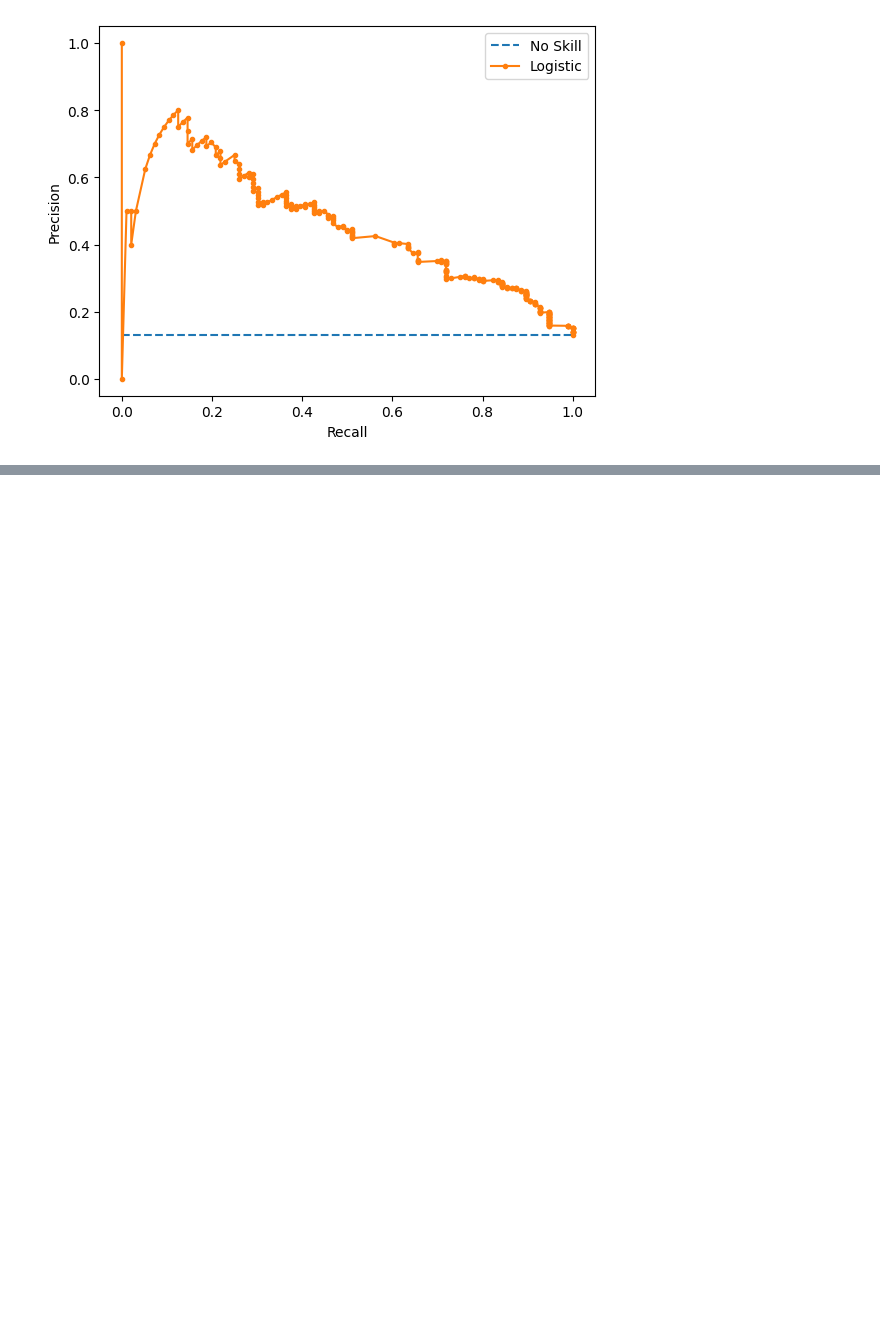
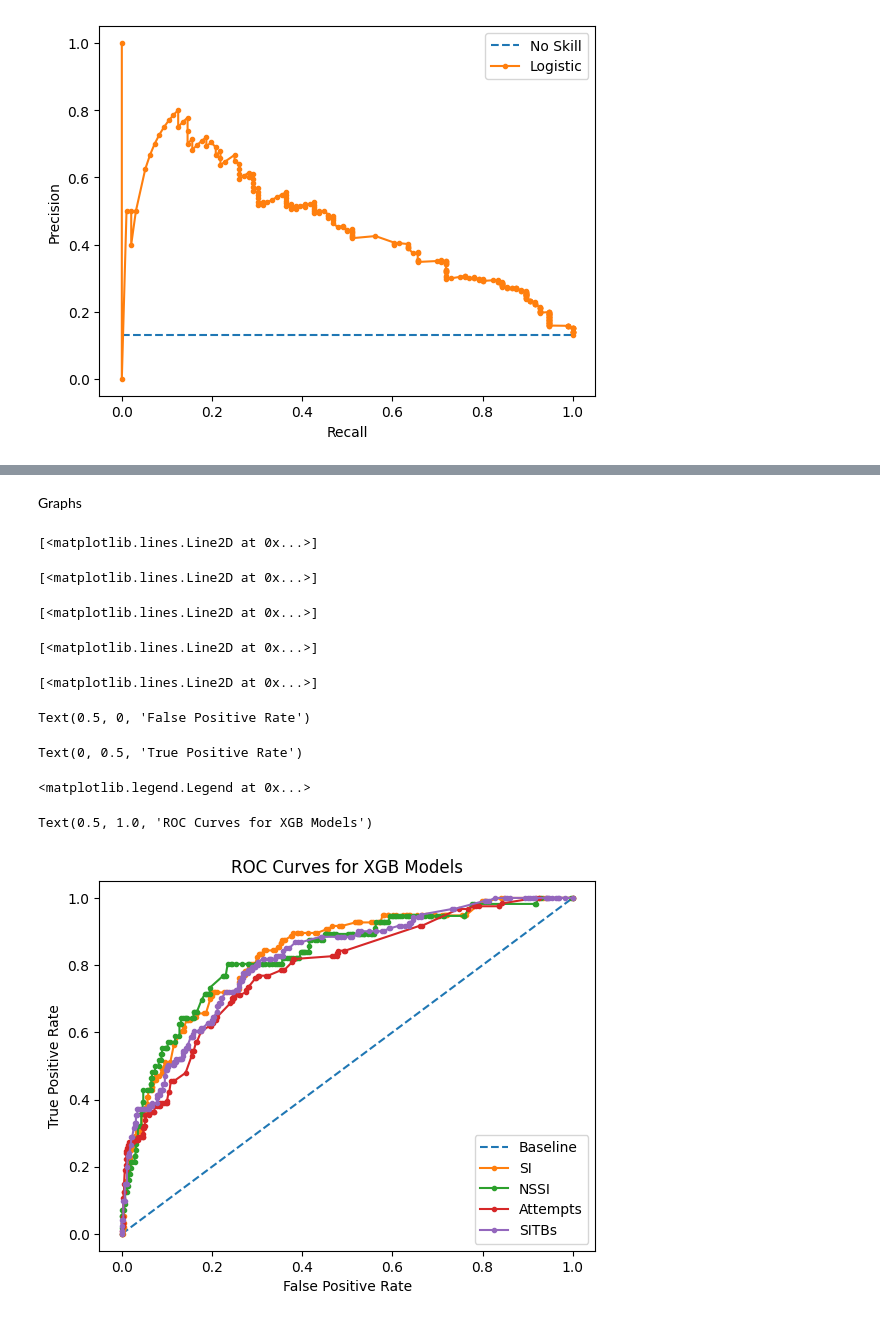
Before and after one commit to kk262626/predicting_suicidality, a Jupyter notebook: XGB_Models.ipynb, the cells around one changed output, grey strips where cells are left out. Drawn from its saved outputs; the diff is of its cells as text; code cells hidden in the pictures; blank space fills up the shorter version.

```diff
--- a/XGB_Models.ipynb
+++ b/XGB_Models.ipynb
@@ -192,0 +464,36 @@ graphs(y_hold_si, si_testprob)
+# %% [markdown]
+Graphs
+# %%
+y_hold_si=pd.read_csv(r'C:\Users\z5291979\OneDrive - UNSW\Documents\lsac-data\processed_data\y_hold_si.csv')
+y_hold_nssi=pd.read_csv(r'C:\Users\z5291979\OneDrive - UNSW\Documents\lsac-data\processed_data\y_hold_nssi.csv')
+y_hold_att=pd.read_csv(r'C:\Users\z5291979\OneDrive - UNSW\Documents\lsac-data\processed_data\y_hold_att.csv')
+y_hold_sitbs=pd.read_csv(r'C:\Users\z5291979\OneDrive - UNSW\Documents\lsac-data\processed_data\y_hold_sitbs.csv')
+# %%
+#ROC curve
+fpr1, tpr1, thresholds1=roc_curve(y_hold_si, si_testprob)
+fpr2, tpr2, thresholds2=roc_curve(y_hold_nssi, nssi_testprob)
+fpr3, tpr3, thresholds3=roc_curve(y_hold, att_testprob)
+fpr4, tpr4, thresholds4=roc_curve(y_hold, sitbs_testprob)
+# plot the roc curve for the model
+pyplot.plot([0,1], [0,1], linestyle='--', label='Baseline')
+pyplot.plot(fpr1, tpr1, marker='.', label='SI')
+pyplot.plot(fpr2, tpr2, marker='.', label='NSSI')
+pyplot.plot(fpr3, tpr3, marker='.', label='Attempts')
+pyplot.plot(fpr4, tpr4, marker='.', label='SITBs')
+# axis labels
+pyplot.xlabel('False Positive Rate')
+pyplot.ylabel('True Positive Rate')
+pyplot.legend()
+# show the plot
+pyplot.show()
+# %% [output]
+[<matplotlib.lines.Line2D at 0x...>]
+[<matplotlib.lines.Line2D at 0x...>]
+[<matplotlib.lines.Line2D at 0x...>]
+[<matplotlib.lines.Line2D at 0x...>]
+[<matplotlib.lines.Line2D at 0x...>]
+Text(0.5, 0, 'False Positive Rate')
+Text(0, 0.5, 'True Positive Rate')
+<matplotlib.legend.Legend at 0x...>
+Text(0.5, 1.0, 'ROC Curves for XGB Models')
+[figure, added]
```
Also changed, not shown: parts of 30 cells of this notebook, 25 other files.
